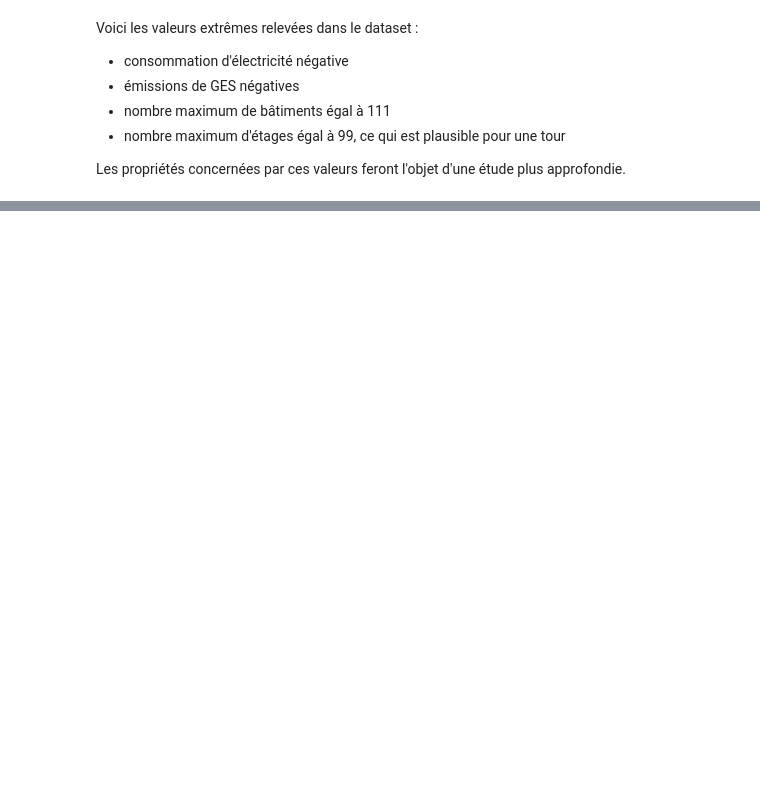
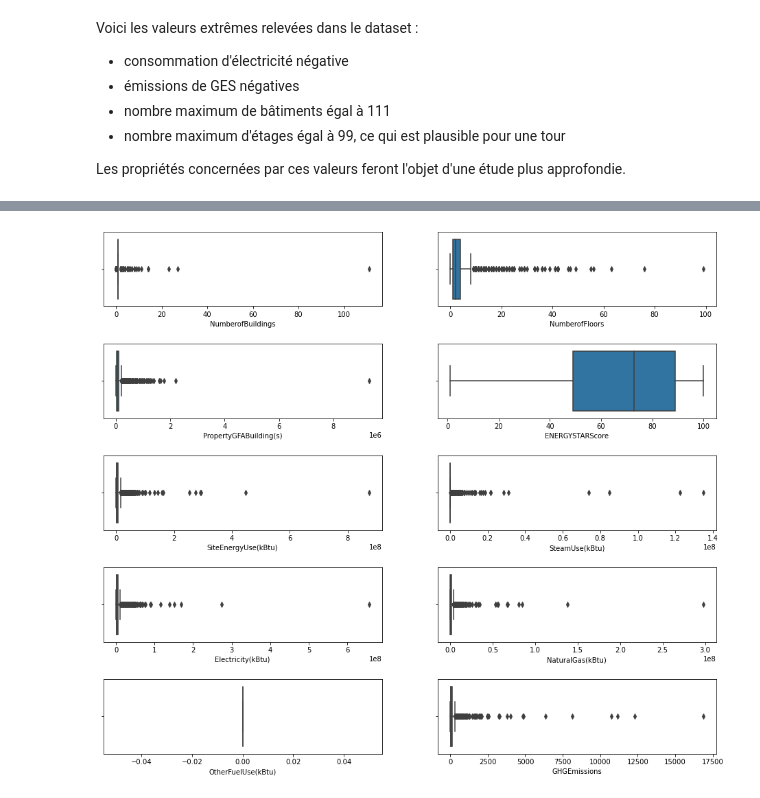
Before and after one commit to sebastienbourgeois/oc-p4-anticiper-besoin-consommation-batiments, a Jupyter notebook: Pelec_01_notebook.ipynb, the cells around one changed output, grey strips where cells are left out. Cells and saved outputs as stored; diff of their text form; code cells hidden in the pictures; blank space fills up the shorter version.

```diff
--- a/Pelec_01_notebook.ipynb
+++ b/Pelec_01_notebook.ipynb
@@ -519,0 +573,37 @@ Les propriétés concernées par ces valeurs feront l'objet d'une étude plus ap
+# %%
+# Il y a besoin de 10 graphiques (distributions et dispersions)
+fig, axs = plt.subplots(5, 2, figsize=(16,14))
+
+# NumberofBuildings
+sns.boxplot(ax=axs[0, 0], x='NumberofBuildings', data=batiments_data)
+
+# NumberofFloors
+sns.boxplot(ax=axs[0, 1], x='NumberofFloors', data=batiments_data)
+
+# PropertyGFABuilding(s)
+sns.boxplot(ax=axs[1, 0], x='PropertyGFABuilding(s)', data=batiments_data)
+
+# ENERGYSTARScore
+sns.boxplot(ax=axs[1,1], x='ENERGYSTARScore', data=batiments_data)
+
+# SiteEnergyUse(kBtu)
+sns.boxplot(ax=axs[2,0], x='SiteEnergyUse(kBtu)', data=batiments_data)
+
+# SteamUse(kBtu)
+sns.boxplot(ax=axs[2,1], x='SteamUse(kBtu)', data=batiments_data)
+
+# Electricity(kBtu)
+sns.boxplot(ax=axs[3,0], x='Electricity(kBtu)', data=batiments_data)
+
+# NaturalGas(kBtu)
+sns.boxplot(ax=axs[3, 1], x='NaturalGas(kBtu)', data=batiments_data)
+
+# OtherFuelUse(kBtu)
+sns.boxplot(ax=axs[4, 0], x='OtherFuelUse(kBtu)', data=batiments_data)
+
+# GHGEmissions
+sns.boxplot(ax=axs[4,1], x='GHGEmissions', data=batiments_data)
+
+plt.subplots_adjust(hspace=0.5)
+# %% [output]
+[figure, added]
```
Also changed, not shown: parts of 6 cells of this notebook.
